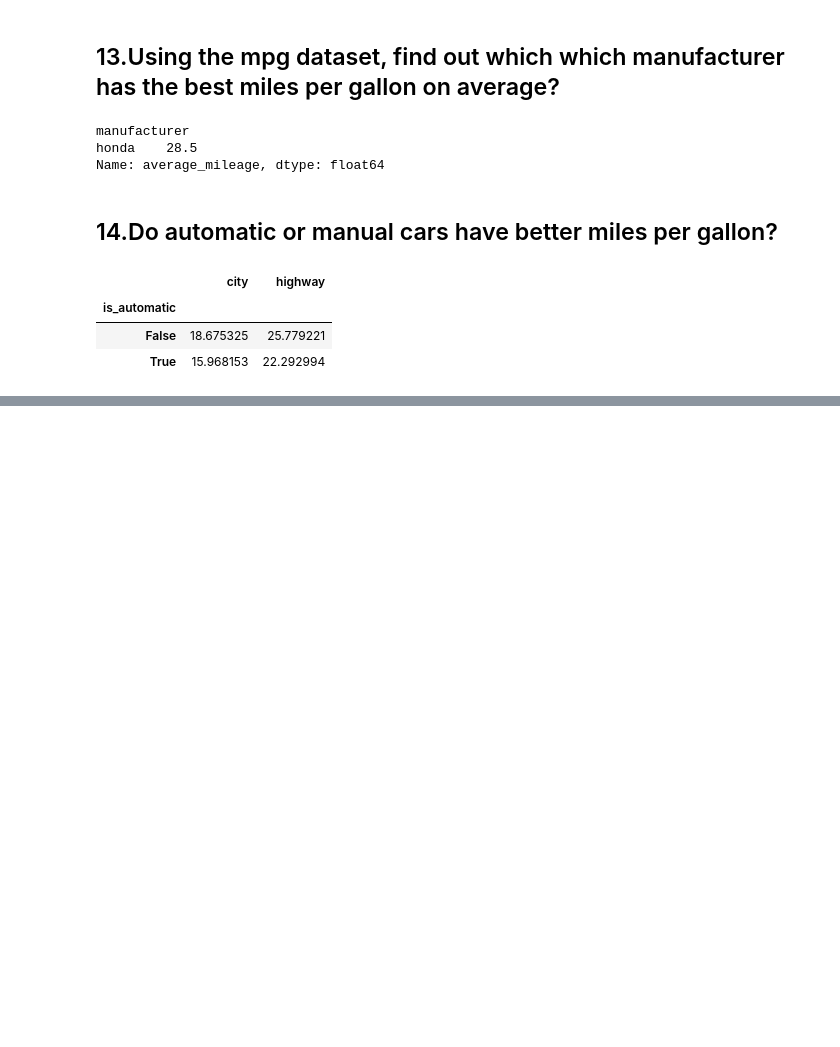
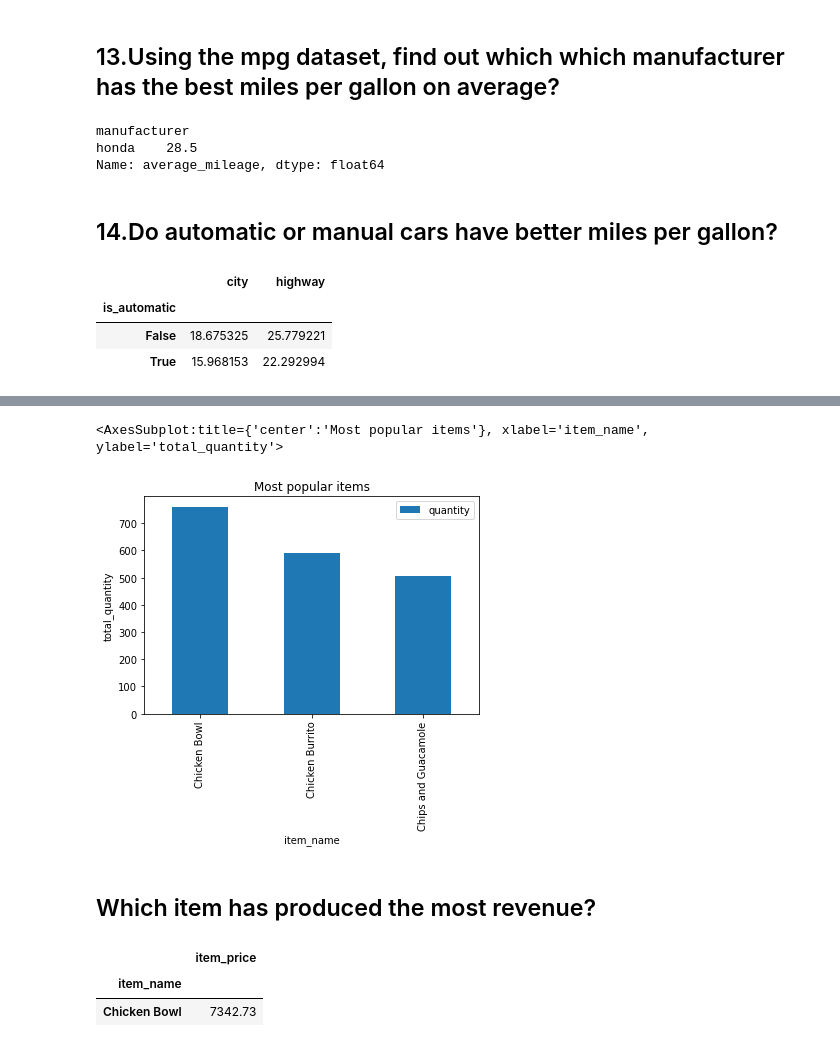
Before and after one commit to Olivert75/numpy-pandas-visualization-exercises, a Jupyter notebook: advanced_dataframes.ipynb, the cells around one changed output, grey strips where cells are left out. Drawn from its saved outputs; the diff is of its cells as text; code cells hidden in the pictures; blank space fills up the shorter version.

```diff
--- a/advanced_dataframes.ipynb
+++ b/advanced_dataframes.ipynb
@@ -359,0 +380,4 @@ mpg.groupby('is_automatic')[['city', 'highway']].mean().sort_values(by='highway'
+# %%
+chipotle_url =  get_db_url(user_name,password,host, 'chipotle')
+order_ch = pd.read_sql('SELECT * FROM orders', chipotle_url)
+order_ch
@@ -359,0 +400,3 @@ mpg.groupby('is_automatic')[['city', 'highway']].mean().sort_values(by='highway'
+# %%
+# Replace the dollar sign and change the type to float
+order_ch['item_price']=order_ch['item_price'].str.replace('$','').str.replace(',','').astype('float')
@@ -359,0 +423,5 @@ mpg.groupby('is_automatic')[['city', 'highway']].mean().sort_values(by='highway'
+# %%
+popular_item = order_ch.groupby('item_name').sum()[['quantity']]
+popular_item
+visual_df = popular_item.nlargest(3, "quantity", keep = "all" )
+visual_df
@@ -359,0 +434,15 @@ mpg.groupby('is_automatic')[['city', 'highway']].mean().sort_values(by='highway'
+# %%
+#Extra not include in exercise
+visual_df.plot.bar(title = 'Most popular items', xlabel = 'item_name', ylabel = 'total_quantity')
+# %% [output]
+<AxesSubplot:title={'center':'Most popular items'}, xlabel='item_name', ylabel='total_quantity'>
+[figure, added]
+# %% [markdown]
+## Which item has produced the most revenue?
+# %%
+order_ch.groupby('item_name').sum()[['item_price']]
+total_price.nlargest(1, "item_price", keep ='all')
+# %% [output]
+|  | item_price |
+| item_name |  |
+| Chicken Bowl | 7342.73 |
```
Also changed, not shown: parts of 18 cells of this notebook.
